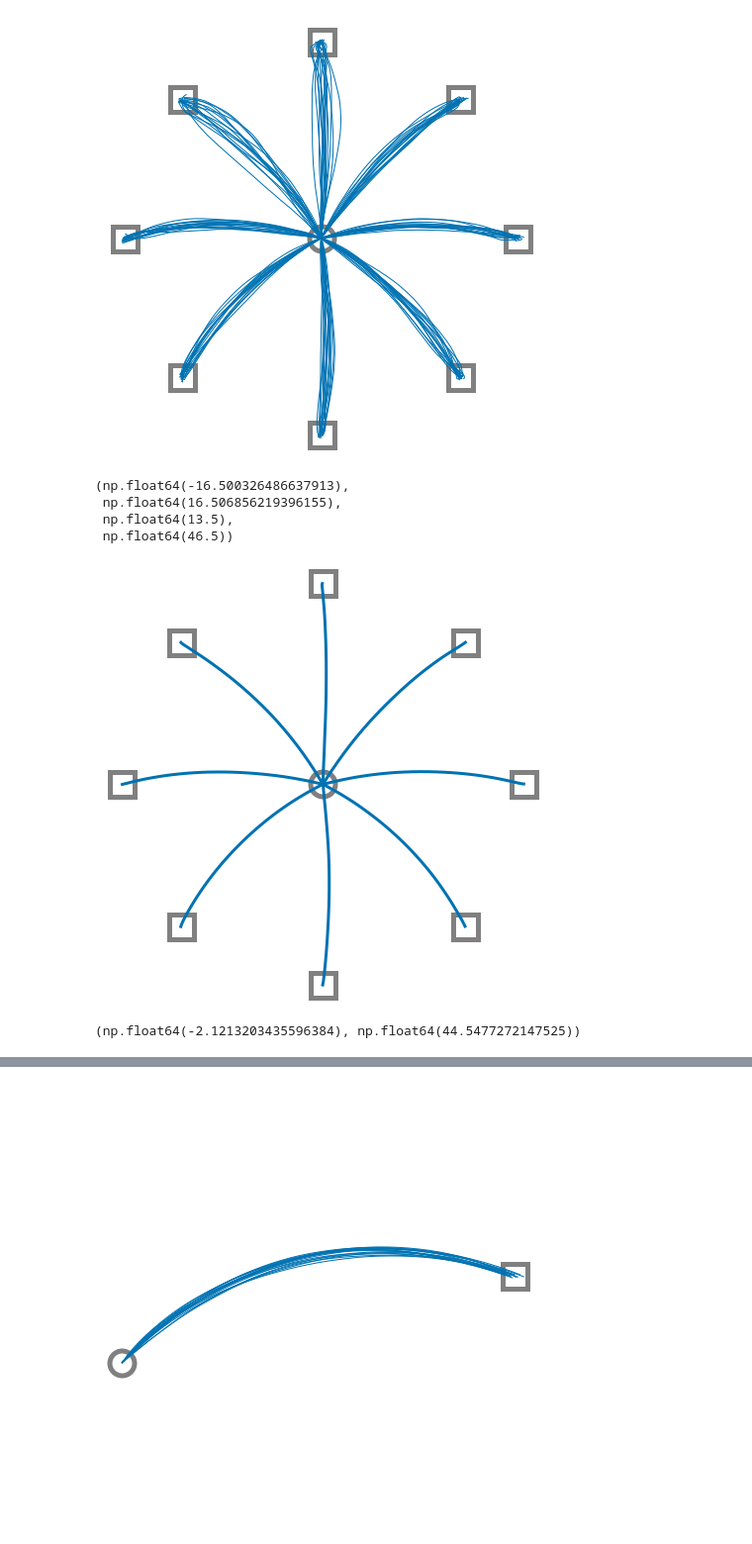
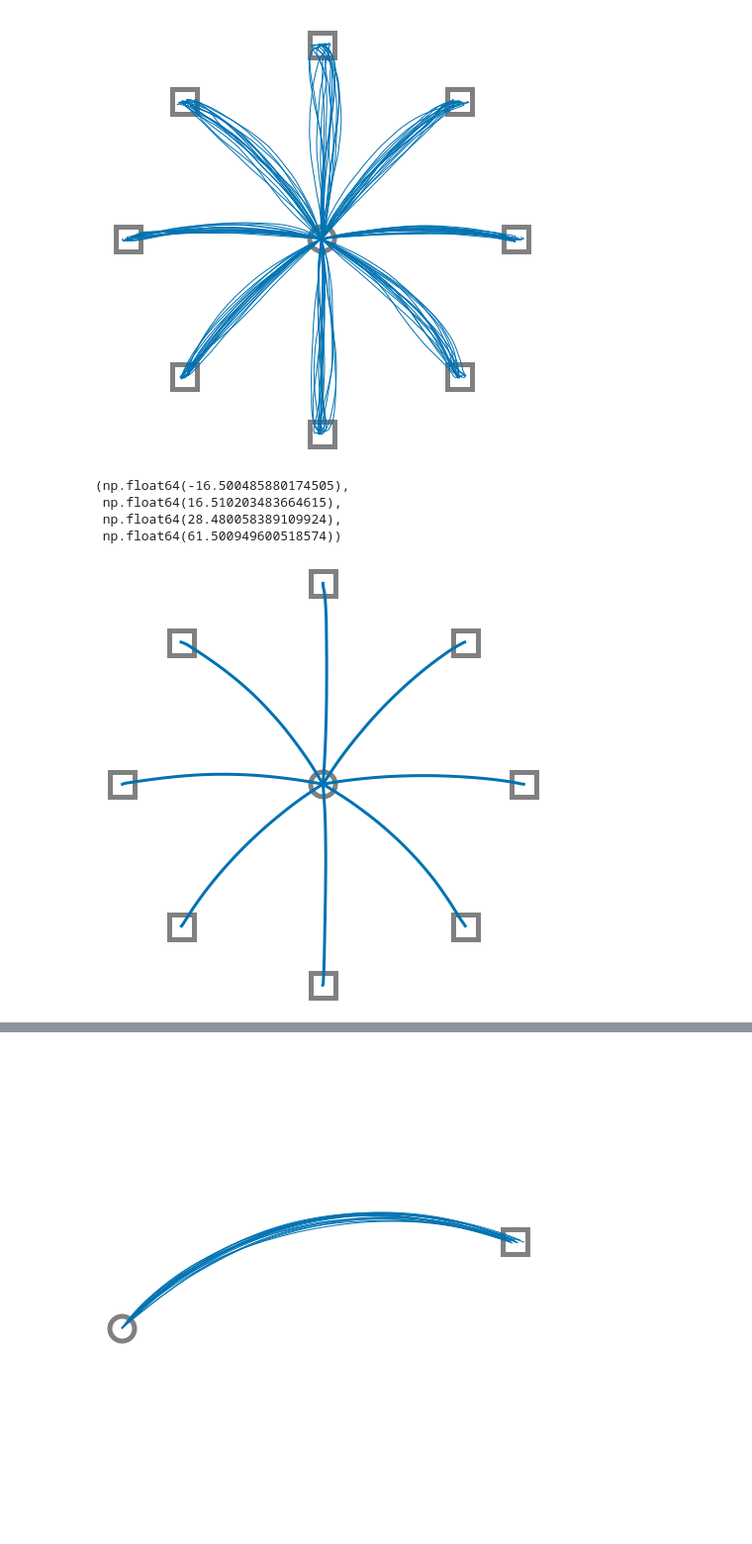
Before and after one commit to AlexandreThy/PhD, a Jupyter notebook: CurrentParts/PaperPlot.ipynb, the cells around one changed output, grey strips where cells are left out. Shown at 99% size. Cells and saved outputs as stored; diff of their text form; code cells hidden in the pictures.

```diff
--- a/CurrentParts/PaperPlot.ipynb
+++ b/CurrentParts/PaperPlot.ipynb
@@ -23,7 +23,7 @@ trajectories = np.zeros((NUM_SIM,8,NumIteration,2))
 for num_sim in range(NUM_SIM):
     for iter,angles in enumerate(np.linspace(0,2*pi,9)[:-1]) :
         tg = [XST+cos(angles)*15,YST+sin(angles)*15]
-        xILQG,yILQG,zilqg,uILQG=ILQG(MovementTime,100,50,.1,tg,st,NumIteration,delay = 0.06,Noise=True)
+        xILQG,yILQG,zilqg,uILQG=ILQG(MovementTime,100,.05,.1,tg,st,NumIteration,delay = 0.06,Noise=True)
         trajectories[num_sim,iter] = np.array([xILQG,yILQG]).T
 
         if num_sim <= 15 : plt.plot(xILQG,yILQG,color = "#009E73",linewidth = 1,label = "ILQG")
@@ -34,7 +34,7 @@ ax = plt.gca()
 #ax.spines['right'].set_visible(False)
 plt.plot([XST],[YST],marker = "o",markersize = 25,markeredgecolor = "grey",markerfacecolor='white',zorder = 0,markeredgewidth = 5)
 ax.axis("off")
-plt.savefig("ILQG_Centerout.png",dpi = 300)
+plt.savefig("ILQG_Centerout.svg",dpi = 300)
 plt.show()
 plt.figure(figsize = (8,8))
 for iter,angles in enumerate(np.linspace(0,2*pi,9)[:-1]) :
@@ -96,46 +96,42 @@ trajectories = np.zeros((NUM_SIM,8,NumIteration,2))
 for num_sim in range(NUM_SIM):
     for iter,angles in enumerate(np.linspace(0,2*pi,9)[:-1]) :
         tg = [XST+cos(angles)*15,YST+sin(angles)*15]
-        xFL,yFL,xfl,uFL = FL_6muscles(Duration=MovementTime,w1=1e7,w2=1e7,w3=1e3,w4=1e3,r=1e-5,Num_iter=NumIteration,starting_point=st,targets=tg,Delay = 0.06,Activate_Noise=True)
+        xFL,yFL,xfl,uFL = FL_6muscles(Duration=MovementTime,w1=100,w2=100,w3=.05,w4=.05,r=1e-8,Num_iter=NumIteration,starting_point=st,targets=tg,Delay = 0.06,Activate_Noise=True,FF = False)
 
         trajectories[num_sim,iter] = np.array([xFL,yFL]).T
 
         if num_sim <= 15 : plt.plot(xFL,yFL,color = "#0072B2",linewidth = 1,label = "FL")
         plt.plot([tg[0]],[tg[1]],marker = "s",markersize = 25,markeredgecolor = "grey",markerfacecolor='white',zorder = 0,markeredgewidth = 5)
 plt.axis("equal")
 ax = plt.gca()
 #ax.spines['top'].set_visible(False)
 #ax.spines['right'].set_visible(False)
 plt.plot([XST],[YST],marker = "o",markersize = 25,markeredgecolor = "grey",markerfacecolor='white',zorder = 0,markeredgewidth = 5)
 ax.axis("off")
-plt.savefig("img/Paper_plots/FL_Centerout.png",dpi = 300)
+plt.savefig("FL_Centerout.svg",dpi = 300)
 plt.show()
 plt.figure(figsize = (8,8))
 plt.plot([XST],[YST],marker = "o",markersize = 25,markeredgecolor = "grey",markerfacecolor='white',zorder = 0,markeredgewidth = 5)
 for iter,angles in enumerate(np.linspace(0,2*pi,9)[:-1]) :
     tg = [XST+cos(angles)*15,YST+sin(angles)*15]
 
     plt.plot(np.mean(trajectories[:,iter,:,0],axis = 0),np.mean(trajectories[:,iter,:,1],axis = 0),color = "#0072B2",linewidth = 3,label = "FL")
     plt.plot([tg[0]],[tg[1]],marker = "s",markersize = 25,markeredgecolor = "grey",markerfacecolor='white',zorder = 0,markeredgewidth = 5)
 
 
 plt.axis("equal")
 ax = plt.gca()
 
 #ax.spines['top'].set_visible(False)
 #ax.spines['right'].set_visible(False)
 ax.axis("off")
 # %% [output]
-[figure, old version]
+[figure, new version]
-(np.float64(-16.500326486637913),
- np.float64(16.506856219396155),
- np.float64(13.5),
- np.float64(46.5))
+(np.float64(-16.500485880174505),
+ np.float64(16.510203483664615),
+ np.float64(28.480058389109924),
+ np.float64(61.500949600518574))
-[figure, old version]
+[figure, new version]
-# %%
-print(ToCartesian(np.array([pi/4,pi/2])))
-# %% [output]
-(np.float64(-2.1213203435596384), np.float64(44.5477272147525))
 # %%
 
 
```
Also changed, not shown: parts of 12 cells of this notebook, 17 other files.
